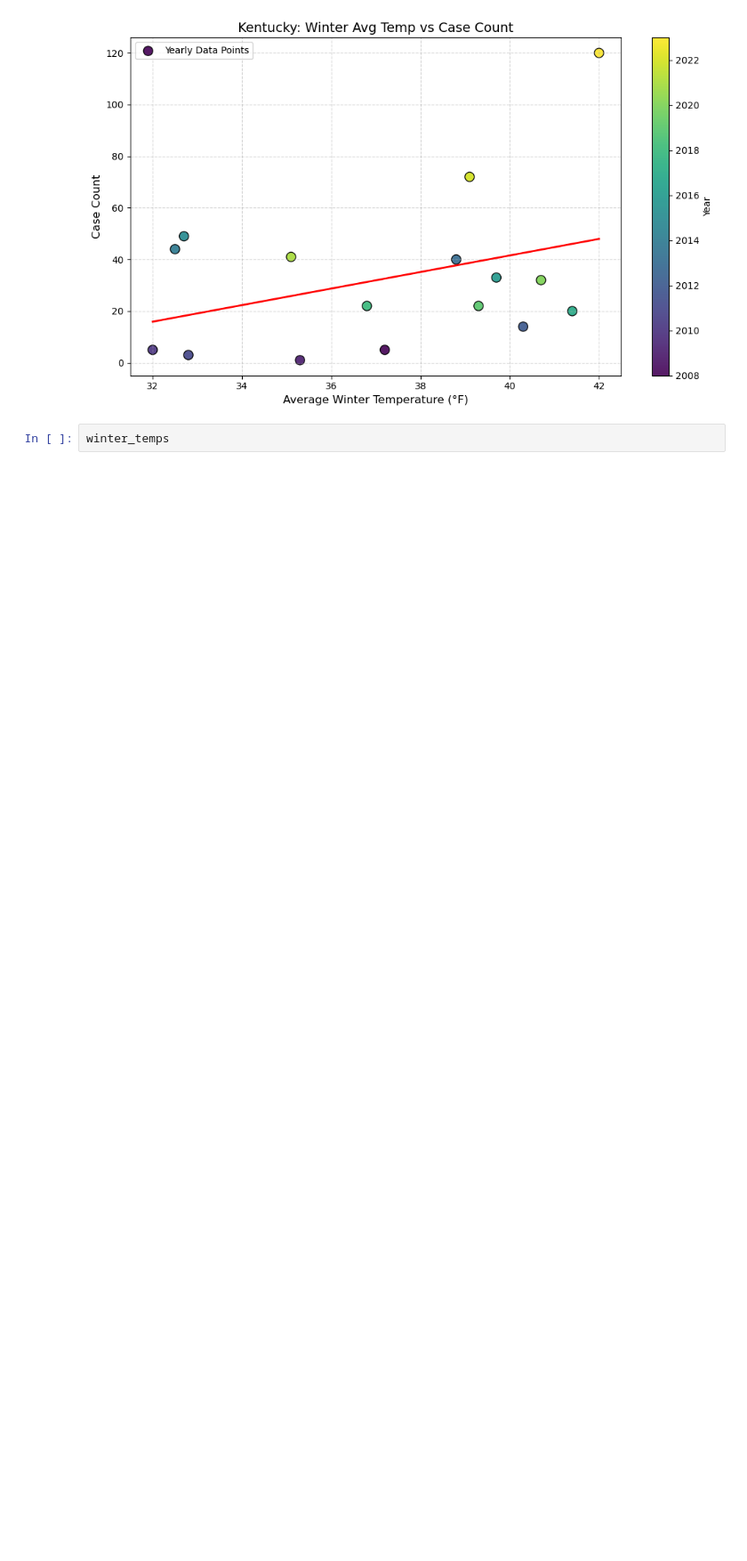
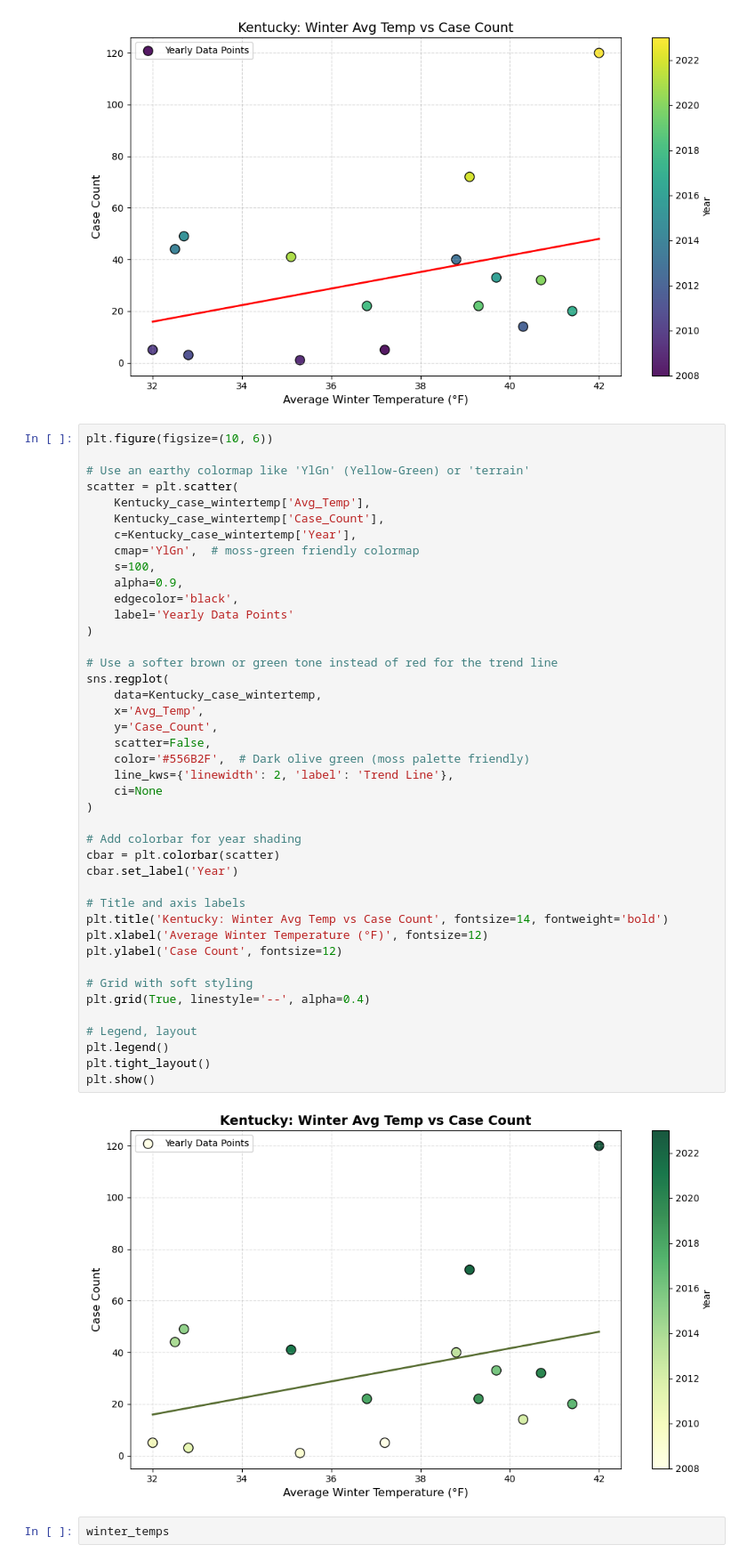
Before and after one commit to dzapata915/Lyme_Disease, a Jupyter notebook: weather_lyme.ipynb, the cells around one changed output. Shown at 89% size. Cells and saved outputs as stored; diff of their text form; blank space fills up the shorter version.

```diff
--- a/weather_lyme.ipynb
+++ b/weather_lyme.ipynb
@@ -1194,6 +1284,50 @@ plt.tight_layout()
 plt.show()
 # %% [output]
 [figure]
+# %%
+plt.figure(figsize=(10, 6))
+
+# Use an earthy colormap like 'YlGn' (Yellow-Green) or 'terrain'
+scatter = plt.scatter(
+    Kentucky_case_wintertemp['Avg_Temp'],
+    Kentucky_case_wintertemp['Case_Count'],
+    c=Kentucky_case_wintertemp['Year'],
+    cmap='YlGn',  # moss-green friendly colormap
+    s=100,
+    alpha=0.9,
+    edgecolor='black',
+    label='Yearly Data Points'
+)
+
+# Use a softer brown or green tone instead of red for the trend line
+sns.regplot(
+    data=Kentucky_case_wintertemp,
+    x='Avg_Temp',
+    y='Case_Count',
+    scatter=False,
+    color='#556B2F',  # Dark olive green (moss palette friendly)
+    line_kws={'linewidth': 2, 'label': 'Trend Line'},
+    ci=None
+)
+
+# Add colorbar for year shading
+cbar = plt.colorbar(scatter)
+cbar.set_label('Year')
+
+# Title and axis labels
+plt.title('Kentucky: Winter Avg Temp vs Case Count', fontsize=14, fontweight='bold')
+plt.xlabel('Average Winter Temperature (°F)', fontsize=12)
+plt.ylabel('Case Count', fontsize=12)
+
+# Grid with soft styling
+plt.grid(True, linestyle='--', alpha=0.4)
+
+# Legend, layout
+plt.legend()
+plt.tight_layout()
+plt.show()
+# %% [output]
+[figure, added]
 # %%
 winter_temps
 # %% [output]
```
Also changed, not shown: parts of 4 cells of this notebook, 2 other files.
